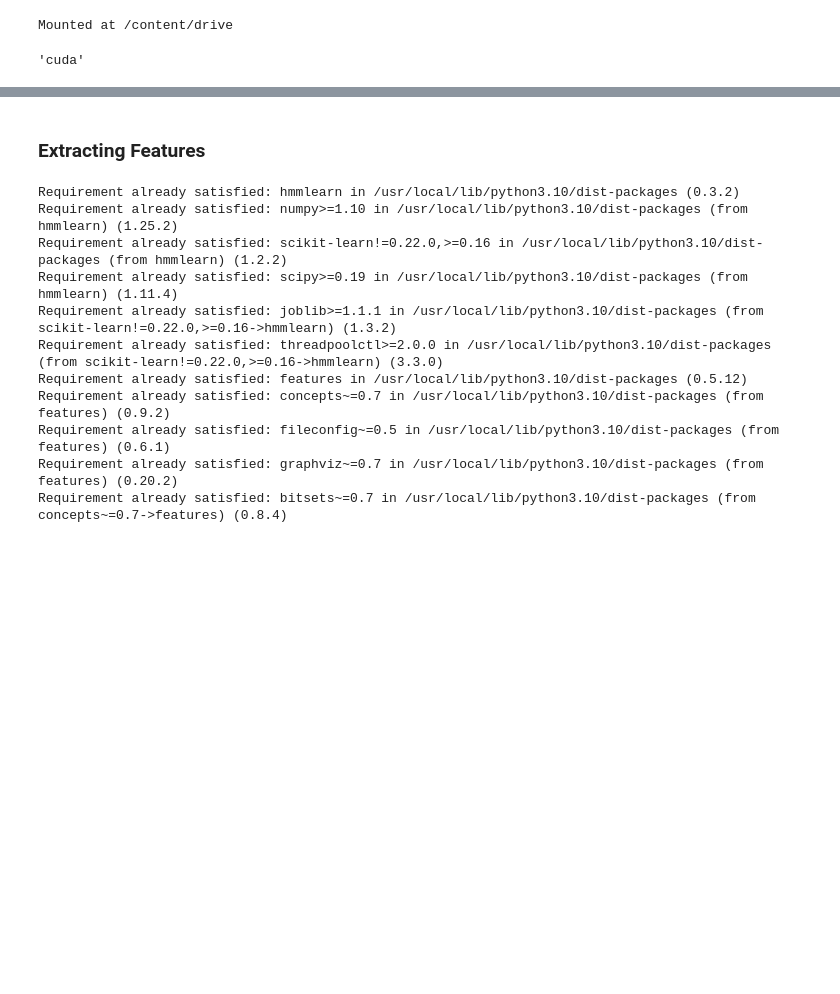
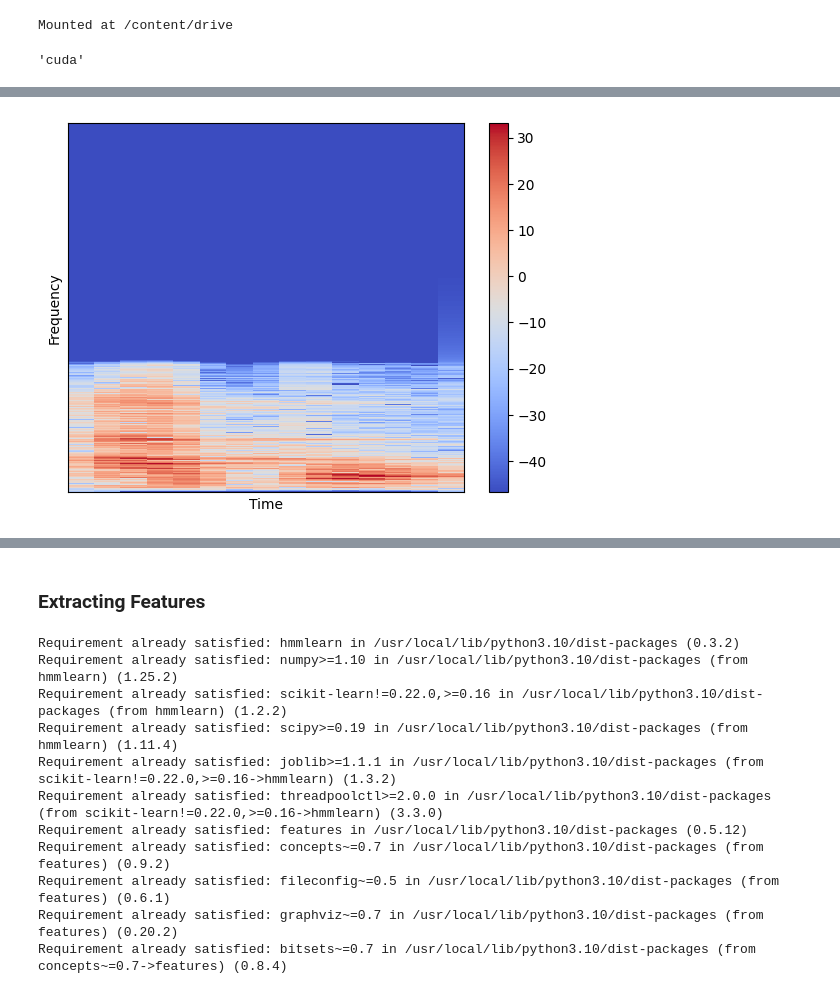
Before and after one commit to karank85/speech-recognition, a Jupyter notebook: Copy_of_Project_2_Non_DL_Speech_Recognition.ipynb, the cells around one changed output, grey strips where cells are left out. Drawn from its saved outputs; the diff is of its cells as text; code cells hidden in the pictures; blank space fills up the shorter version.

```diff
--- a/Copy_of_Project_2_Non_DL_Speech_Recognition.ipynb
+++ b/Copy_of_Project_2_Non_DL_Speech_Recognition.ipynb
@@ -141,0 +170,16 @@ df_dict
+# %%
+n_fft = 2048
+hop_length = 512
+
+stft = librosa.core.stft(audio, hop_length=hop_length, n_fft=n_fft)
+spectrogram = np.abs(stft)
+
+log_spectrogram = librosa.amplitude_to_db(spectrogram)
+
+librosa.display.specshow(log_spectrogram, sr=sampling_freq, hop_length=hop_length)
+plt.xlabel("Time")
+plt.ylabel("Frequency")
+plt.colorbar()
+plt.show()
+# %% [output]
+[figure, added]
```
Also changed, not shown: parts of 11 cells of this notebook.
